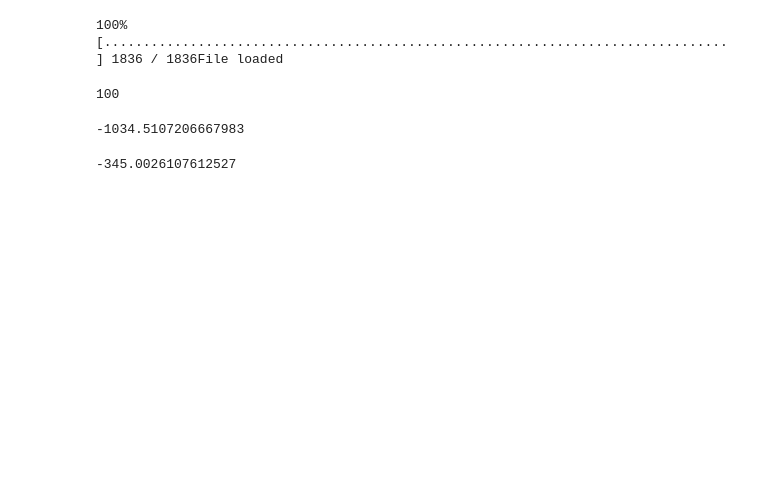
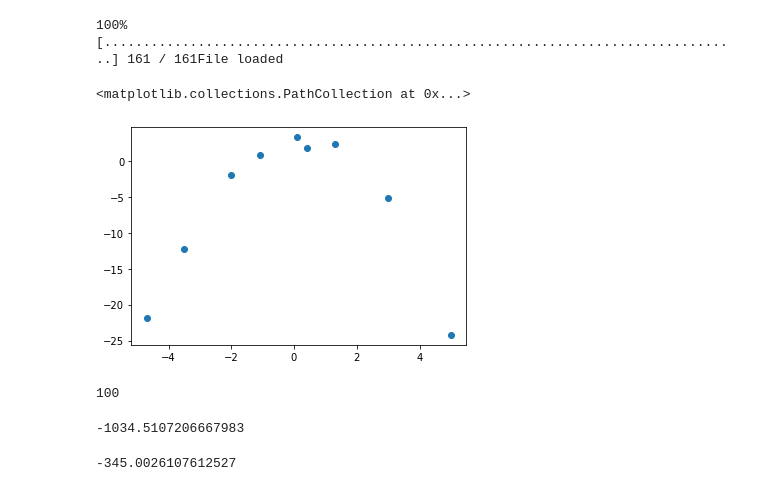
Before and after one commit to psalazarg02/MetodosComputacionales20222, a Jupyter notebook: Week13/EstimacionGausiana.ipynb, the cells around one changed output. Drawn from its saved outputs; the diff is of its cells as text; code cells hidden in the pictures; blank space fills up the shorter version.

```diff
--- a/Week13/EstimacionGausiana.ipynb
+++ b/Week13/EstimacionGausiana.ipynb
@@ -24,7 +24,8 @@ if not path.exists('Data'):
 !rm Data/*
 
 file = 'Data/Gaussiana.csv'
-url = 'https://raw.githubusercontent.com/asegura4488/Database/main/MetodosComputacionalesReforma/Gaussiano.csv'
+#url = 'https://raw.githubusercontent.com/asegura4488/Database/main/MetodosComputacionalesReforma/Gaussiano.csv'
+url = 'https://raw.githubusercontent.com/asegura4488/Database/main/MetodosComputacionalesReforma/Chi2Fitting.txt'
 #url = 'https://raw.githubusercontent.com/asegura4488/DataBase/main/MetodosComputacionales/Likelihood.dat'
 if not path.exists(file):
     Path_ = wget.download(url,file)
@@ -32,7 +33,14 @@ if not path.exists(file):
 else:
     Path_ = file
 # %% [output]
-100% [................................................................................] 1836 / 1836File loaded
+100% [..................................................................................] 161 / 161File loaded
+# %%
+Data = pd.read_csv(Path_)
+# %%
+plt.scatter(Data.x,Data.y)
+# %% [output]
+<matplotlib.collections.PathCollection at 0x...>
+[figure, added]
 # %%
 Data = pd.read_csv(Path_)
 X = Data.x
```
Also changed, not shown: parts of 9 cells of this notebook.
